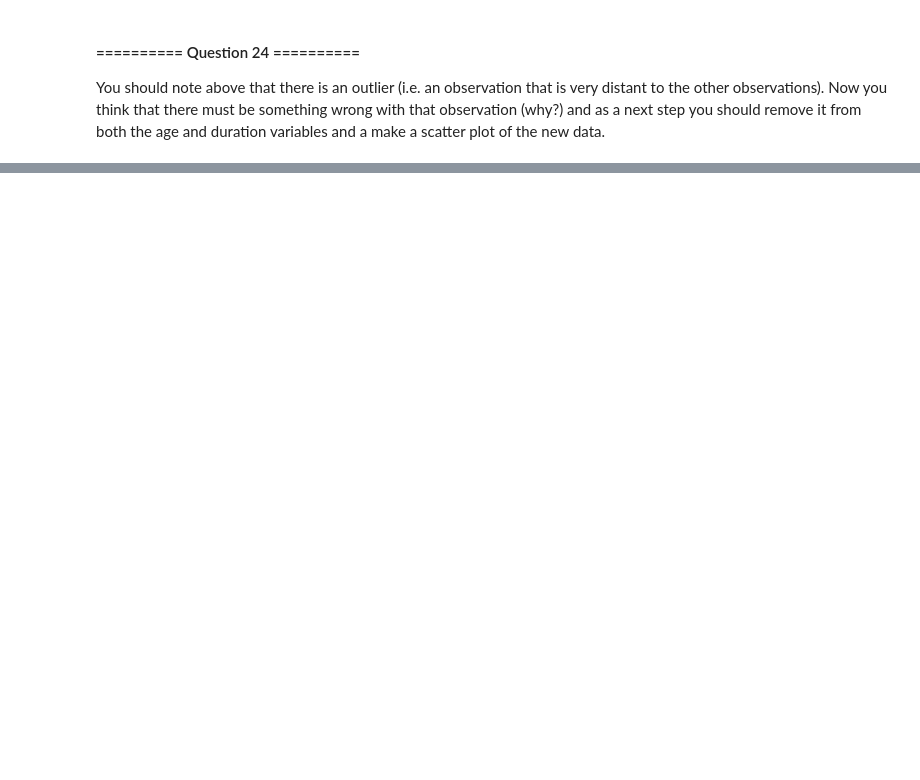
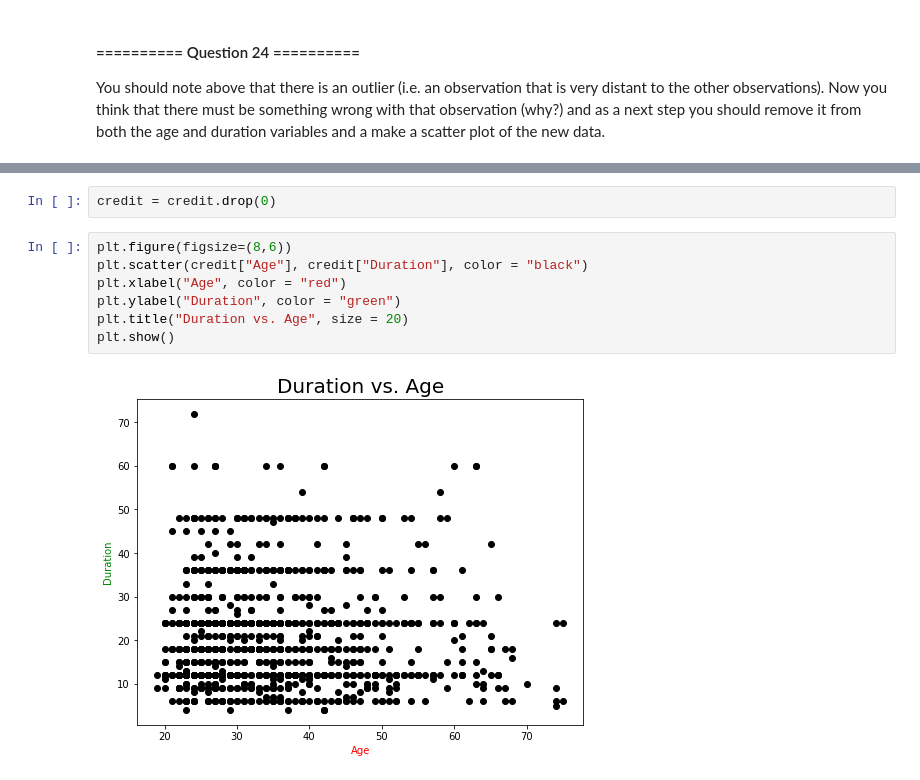
Before and after one commit to sarahz916/iaml-labs, a Jupyter notebook: Labs/00 - Introduction.ipynb, the cells around one changed output, grey strips where cells are left out. Cells and saved outputs as stored; diff of their text form; blank space fills up the shorter version.

```diff
--- a/Labs/00 - Introduction.ipynb
+++ b/Labs/00 - Introduction.ipynb
@@ -1490,0 +1649,11 @@ You should note above that there is an outlier (i.e. an observation that is very
+# %%
+credit = credit.drop(0)
+# %%
+plt.figure(figsize=(8,6))
+plt.scatter(credit["Age"], credit["Duration"], color = "black")
+plt.xlabel("Age", color = "red")
+plt.ylabel("Duration", color = "green")
+plt.title("Duration vs. Age", size = 20)
+plt.show()
+# %% [output]
+[figure, added]
```
Also changed, not shown: parts of 58 cells of this notebook.
